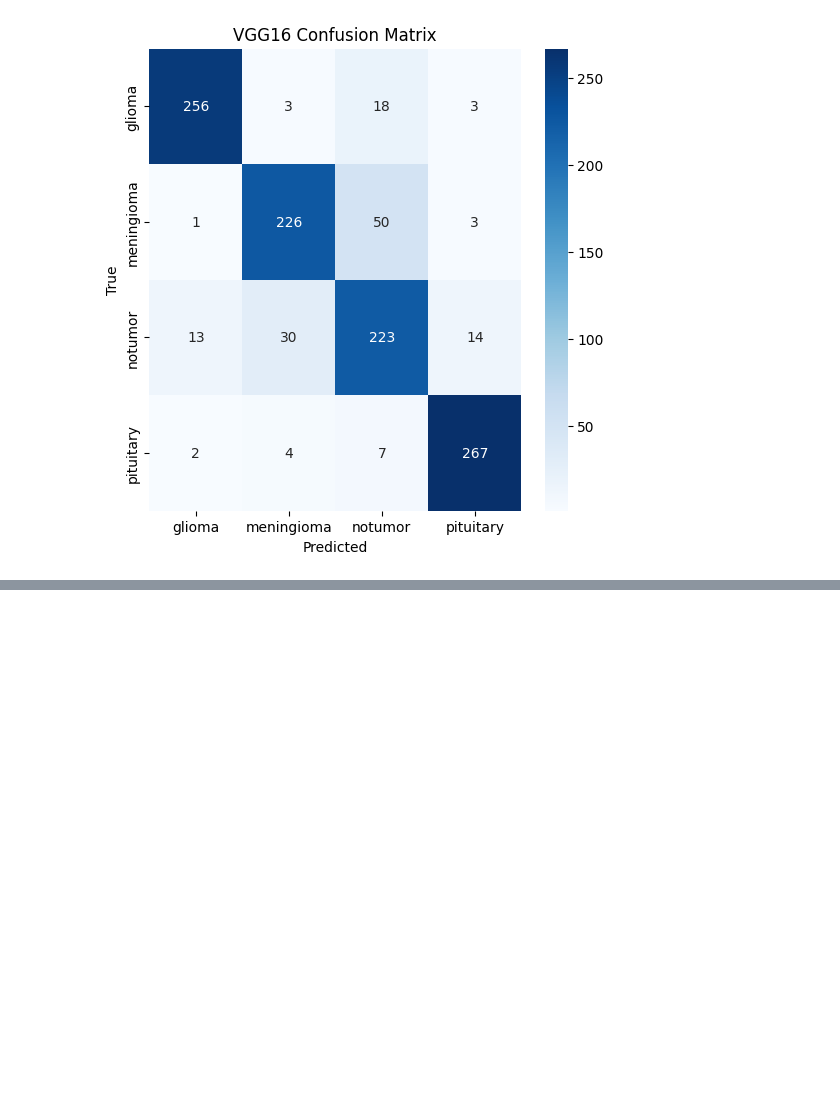
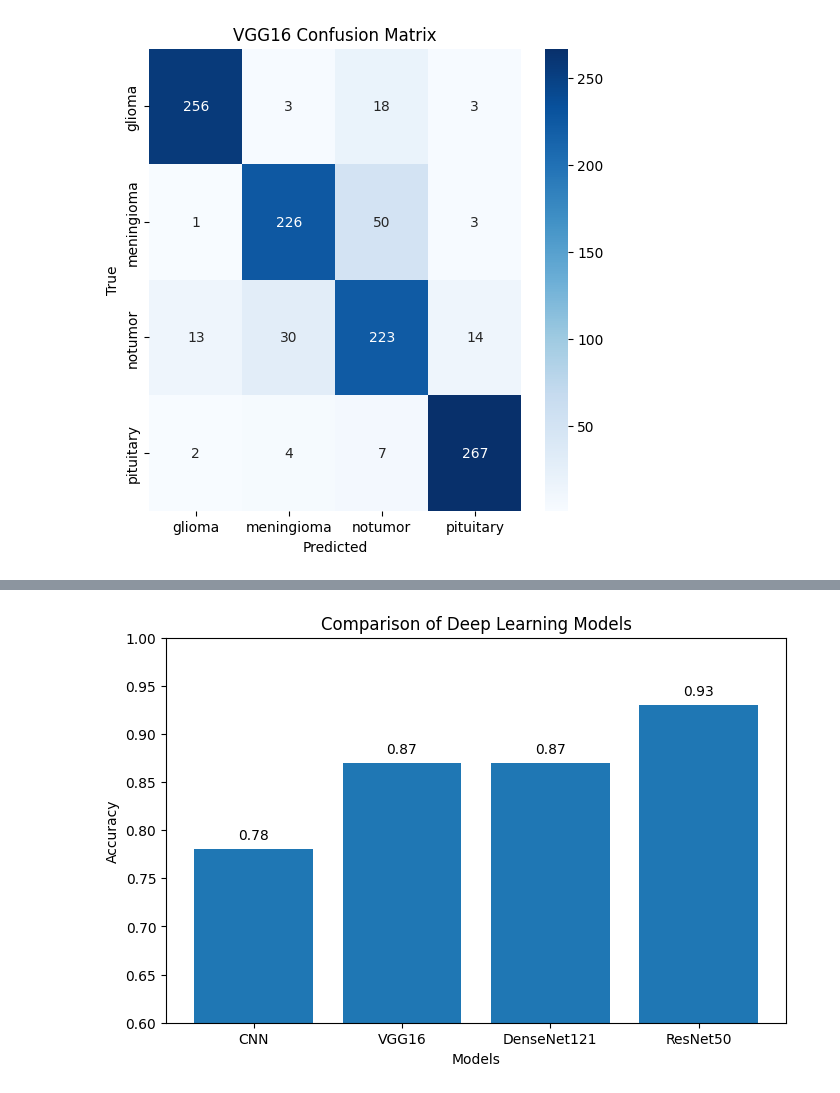
Before and after one commit to SudehMirzaei/brain-tumor-classification, a Jupyter notebook: brain_tumor_classification.ipynb, the cells around one changed output, grey strips where cells are left out. Cells and saved outputs as stored; diff of their text form; code cells hidden in the pictures; blank space fills up the shorter version.

```diff
--- a/brain_tumor_classification.ipynb
+++ b/brain_tumor_classification.ipynb
@@ -808,0 +1154,39 @@ plt.show()
+# %%
+import matplotlib.pyplot as plt
+
+models = [
+    "CNN",
+    "VGG16",
+    "DenseNet121",
+    "ResNet50"
+]
+
+accuracies = [
+    0.78,
+    0.87,
+    0.87,
+    0.93
+]
+
+plt.figure(figsize=(8,5))
+
+bars = plt.bar(models, accuracies)
+
+plt.ylim(0.6,1.0)
+
+plt.xlabel("Models")
+plt.ylabel("Accuracy")
+plt.title("Comparison of Deep Learning Models")
+
+for bar in bars:
+    y = bar.get_height()
+    plt.text(
+        bar.get_x()+bar.get_width()/2,
+        y+0.01,
+        f"{y:.2f}",
+        ha="center"
+    )
+
+plt.show()
+# %% [output]
+[figure, added]
```
Also changed, not shown: parts of 45 cells of this notebook.
